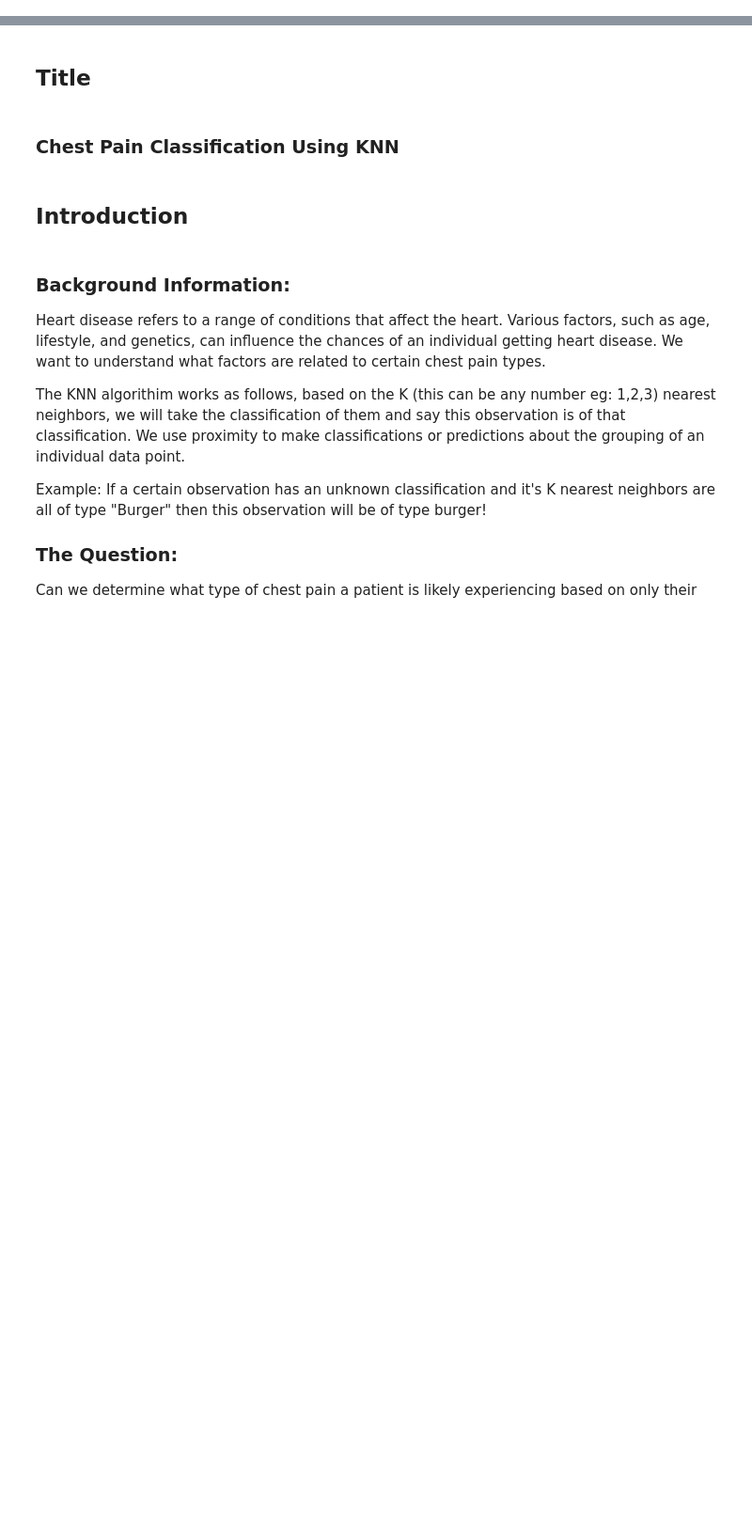
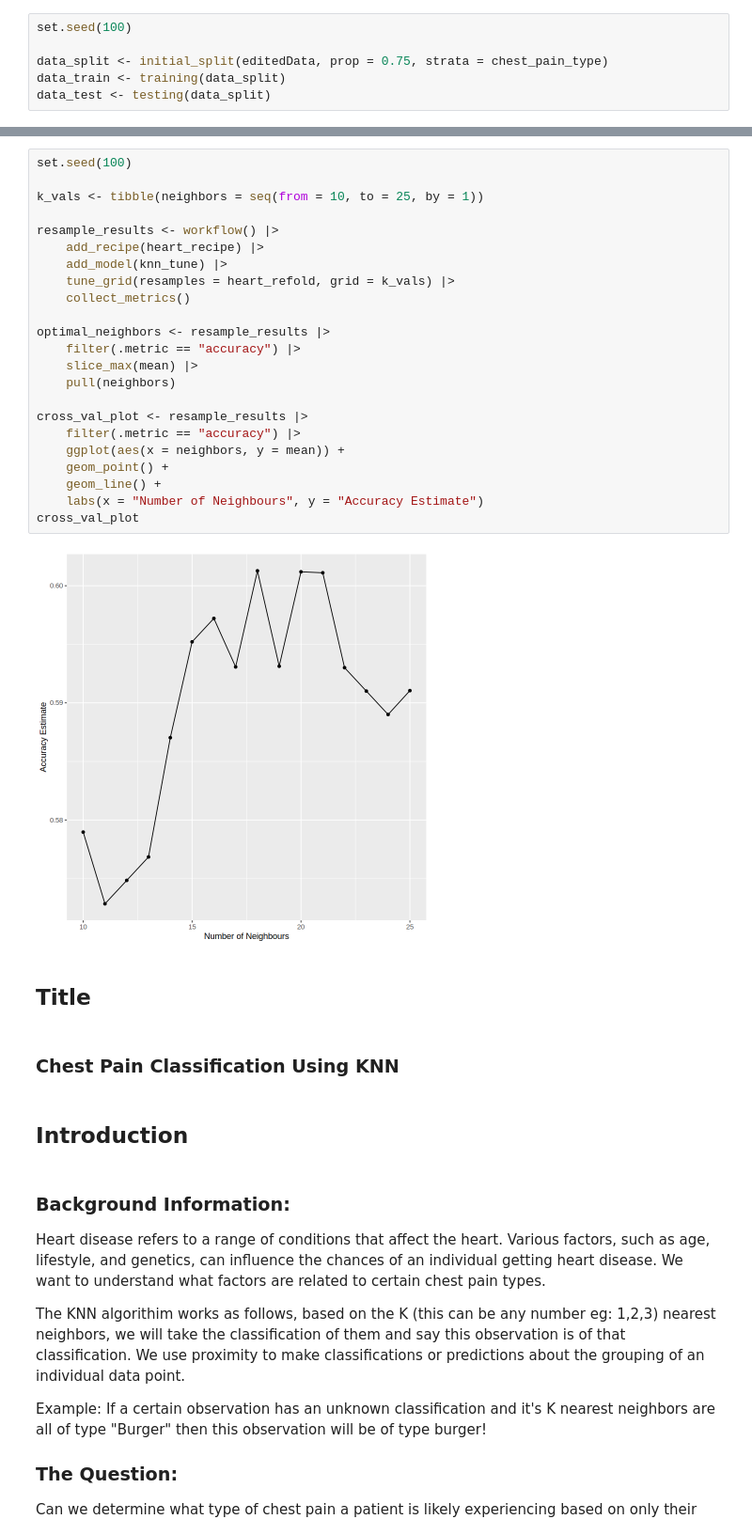
Before and after one commit to blu-01/DSCI-100-003-Group-21, a Jupyter notebook: proposal rough work/FinalProposal.ipynb, the cells around one changed output, grey strips where cells are left out. Shown at 94% size. Cells and saved outputs as stored; diff of their text form; blank space fills up the shorter version.

```diff
--- a/proposal rough work/FinalProposal.ipynb
+++ b/proposal rough work/FinalProposal.ipynb
@@ -201,0 +192,6 @@ A tibble: 661 × 11
+# %%
+set.seed(100)
+
+data_split <- initial_split(editedData, prop = 0.75, strata = chest_pain_type)
+data_train <- training(data_split)
+data_test <- testing(data_split)
@@ -202,3 +228,28 @@ A tibble: 661 × 11
+# %%
+set.seed(100)
+
+k_vals <- tibble(neighbors = seq(from = 10, to = 25, by = 1))
+
+resample_results <- workflow() |>
+    add_recipe(heart_recipe) |>
+    add_model(knn_tune) |>
+    tune_grid(resamples = heart_refold, grid = k_vals) |>
+    collect_metrics()
+
+optimal_neighbors <- resample_results |>
+    filter(.metric == "accuracy") |>
+    slice_max(mean) |>
+    pull(neighbors)
+
+cross_val_plot <- resample_results |>
+    filter(.metric == "accuracy") |>
+    ggplot(aes(x = neighbors, y = mean)) +
+    geom_point() +
+    geom_line() +
+    labs(x = "Number of Neighbours", y = "Accuracy Estimate")
+cross_val_plot
+# %% [output]
+[figure, added]
 # %% [markdown]
 ## Title
 # %% [markdown]
```
Also changed, not shown: parts of 3 cells of this notebook.
